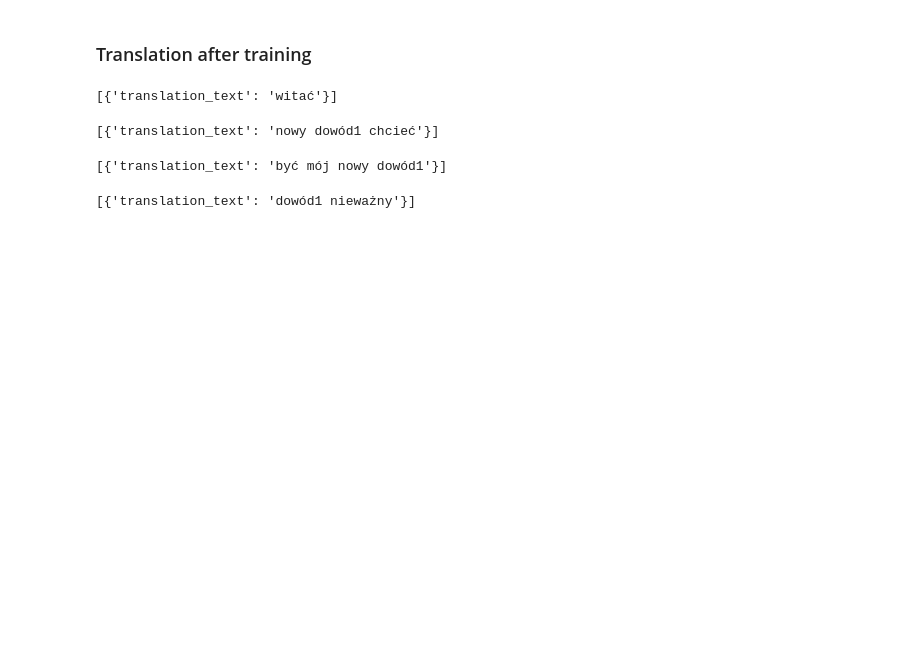
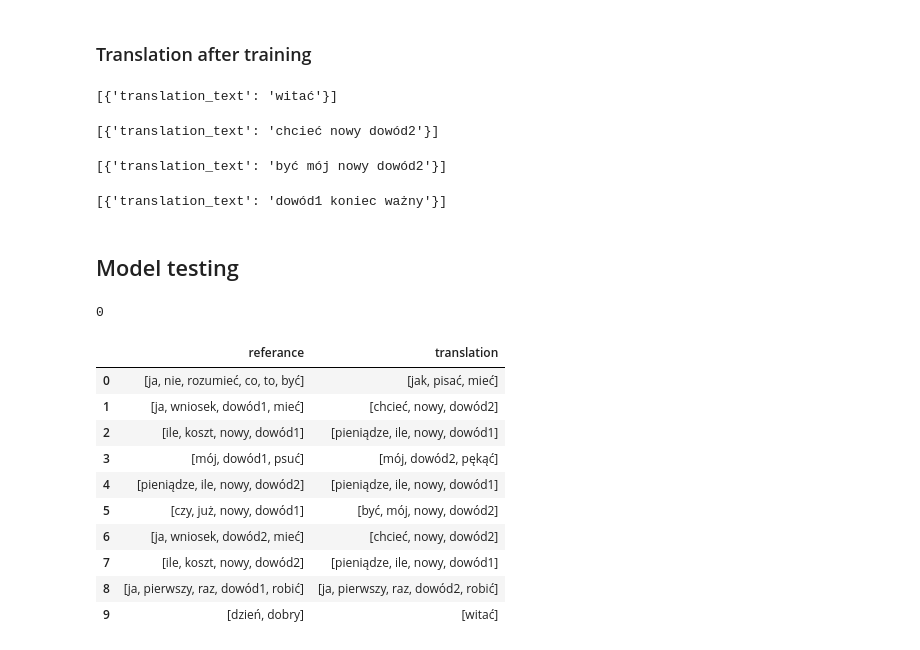
Before and after one commit to KacperUrban/Text_to_sign, a Jupyter notebook: ai/main.ipynb, the cells around one changed output. Saved outputs shown, nothing was run; the diff lists cells and outputs as text; code cells hidden in the pictures; blank space fills up the shorter version.

Commit message:
Change requirements file and conduct testing on bleu

```diff
--- a/ai/main.ipynb
+++ b/ai/main.ipynb
@@ -250,7 +251,7 @@ No loss specified in compile() - the model's internal loss computation will be u
 run = neptune.init_run(
     project="kacperurban/pl-mig-translation",
     api_token="eyJhcGlfYWRkcmVzcyI6Imh0dHBzOi8vYXBwLm5lcHR1bmUuYWkiLCJhcGlfdXJsIjoiaHR0cHM6Ly9hcHAubmVwdHVuZS5haSIsImFwaV9rZXkiOiI3MTRhNjcwNy1iMzc2LTQwNTUtOGRjYy03ODI4OGQzNjkxNTEifQ==",
-    tags='decoder_frozen1_lr_0.00005',
+    tags='test',
 )
 
 neptune_callback = NeptuneCallback(run=run)
@@ -260,7 +261,7 @@ https://app.neptune.ai/kacperurban/pl-mig-translation/e/PLMIG-16
 ### Model training
 # %%
 early_stopping_callback = keras.callbacks.EarlyStopping(monitor='loss', patience=5)
-model.fit(train_dataset, epochs=100, callbacks=[NeptuneCallback,early_stopping_callback])
+model.fit(train_dataset, epochs=100, callbacks=[neptune_callback, early_stopping_callback])
 run.stop()
 # %% [output]
 Epoch 1/100
@@ -294,12 +295,40 @@ translator('Dzien dobry.')
 # %%
 translator('Chcę złożyć wniosek o wydanie dowodu osobistego.')
 # %% [output]
-[{'translation_text': 'nowy dowód1 chcieć'}]
+[{'translation_text': 'chcieć nowy dowód2'}]
 # %%
 translator('Czy mogę odebrać dowód?')
 # %% [output]
-[{'translation_text': 'być mój nowy dowód1'}]
+[{'translation_text': 'być mój nowy dowód2'}]
 # %%
 translator('Upłynął termin ważności dowodu.')
 # %% [output]
-[{'translation_text': 'dowód1 nieważny'}]
+[{'translation_text': 'dowód1 koniec ważny'}]
+# %% [markdown]
+## Model testing
+# %%
+translation_corpus = []
+referance_corpus = []
+for i in range(0, len(train_test_dataset["test"]["translation"])):
+    referance_corpus.append(train_test_dataset["test"]["translation"][i]["mig"].split())
+    translation = translator(train_test_dataset["test"]["translation"][i]["pl"])
+    translation_corpus.append(translation[0]["translation_text"].split())
+bleu_score = corpus_bleu(referance_corpus, translation_corpus)
+bleu_score
+# %% [output]
+0
+# %%
+compare_ref_trans = pd.DataFrame({"referance" : referance_corpus, "translation" : translation_corpus})
+compare_ref_trans.head(10)
+# %% [output]
+|  | referance | translation |
+| 0 | [ja, nie, rozumieć, co, to, być] | [jak, pisać, mieć] |
+| 1 | [ja, wniosek, dowód1, mieć] | [chcieć, nowy, dowód2] |
+| 2 | [ile, koszt, nowy, dowód1] | [pieniądze, ile, nowy, dowód1] |
+| 3 | [mój, dowód1, psuć] | [mój, dowód2, pękąć] |
+| 4 | [pieniądze, ile, nowy, dowód2] | [pieniądze, ile, nowy, dowód1] |
+| 5 | [czy, już, nowy, dowód1] | [być, mój, nowy, dowód2] |
+| 6 | [ja, wniosek, dowód2, mieć] | [chcieć, nowy, dowód2] |
+| 7 | [ile, koszt, nowy, dowód2] | [pieniądze, ile, nowy, dowód1] |
+| 8 | [ja, pierwszy, raz, dowód1, robić] | [ja, pierwszy, raz, dowód2, robić] |
+| 9 | [dzień, dobry] | [witać] |
```
Also changed, not shown: parts of 3 cells of this notebook, 1 other file.
